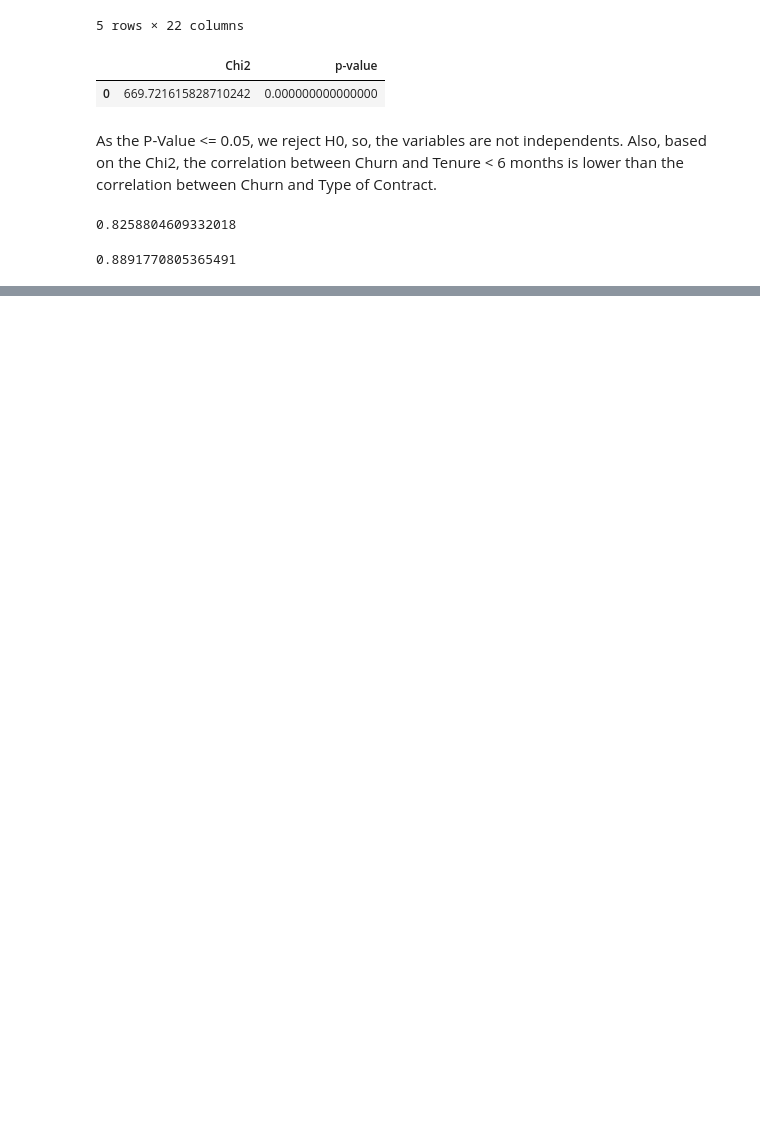
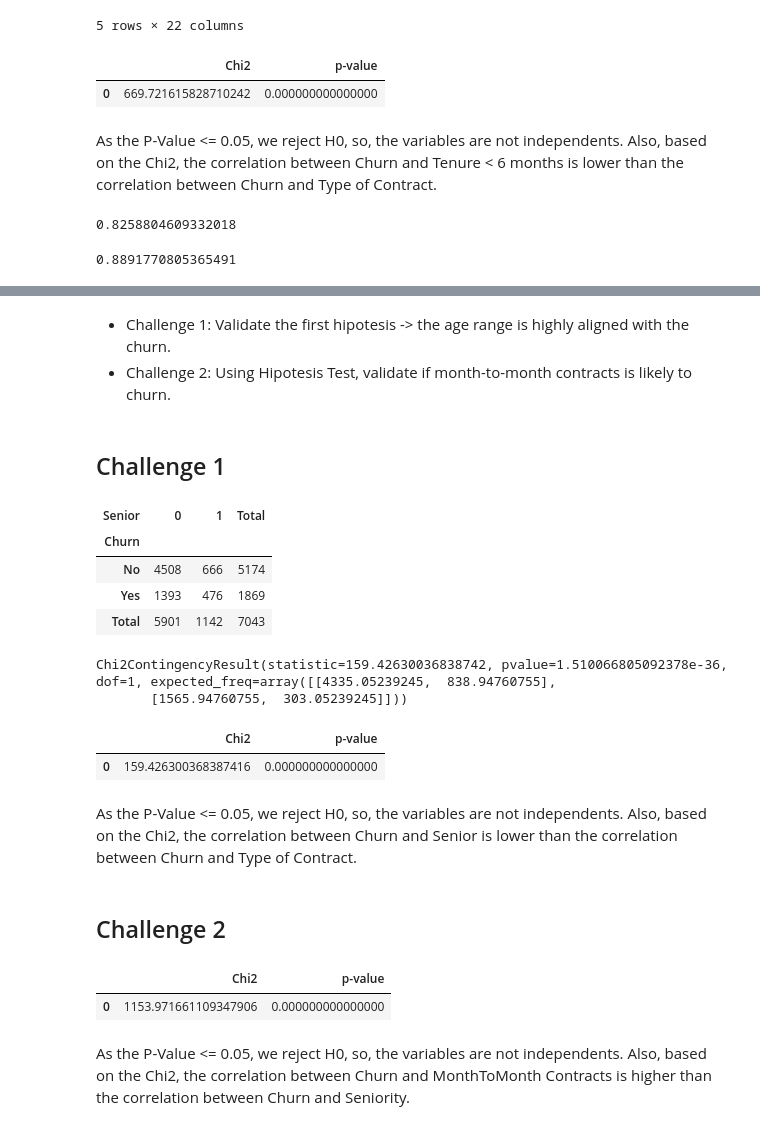
Before and after one commit to zec4o/telecom-services-eda, a Jupyter notebook: eda_churn.ipynb, the cells around one changed output, grey strips where cells are left out. Cells and saved outputs as stored; diff of their text form; code cells hidden in the pictures; blank space fills up the shorter version.

Commit message:
feat: month2month eda

```diff
--- a/eda_churn.ipynb
+++ b/eda_churn.ipynb
@@ -702,0 +712,13 @@ df_churn.tenure.corr(df_churn.TotalCharges, method='spearman')
+# %% [markdown]
+- Challenge 1: Validate the first hipotesis -> the age range is highly aligned with the churn.
+- Challenge 2: Using Hipotesis Test, validate if month-to-month contracts is likely to churn.
+# %% [markdown]
+## Challenge 1
+# %%
+pd.crosstab(df_churn.Churn, df_churn.Senior, margins=True, margins_name='Total')
+# %% [output]
+| Senior | 0 | 1 | Total |
+| Churn |  |  |  |
+| No | 4508 | 666 | 5174 |
+| Yes | 1393 | 476 | 1869 |
+| Total | 5901 | 1142 | 7043 |
@@ -702,0 +729,5 @@ df_churn.tenure.corr(df_churn.TotalCharges, method='spearman')
+# %%
+chi_scores_churn_senior
+# %% [output]
+Chi2ContingencyResult(statistic=159.42630036838742, pvalue=1.510066805092378e-36, dof=1, expected_freq=array([[4335.05239245,  838.94760755],
+       [1565.94760755,  303.05239245]]))
@@ -702,0 +740,9 @@ df_churn.tenure.corr(df_churn.TotalCharges, method='spearman')
+# %%
+df_chi_scores_churn_senior
+# %% [output]
+|  | Chi2 | p-value |
+| 0 | 159.426300368387416 | 0.000000000000000 |
+# %% [markdown]
+As the P-Value <= 0.05, we reject H0, so, the variables are not independents. Also, based on the Chi2, the correlation between Churn and Senior is lower than the correlation between Churn and Type of Contract.
+# %% [markdown]
+## Challenge 2
@@ -702,0 +769,8 @@ df_churn.tenure.corr(df_churn.TotalCharges, method='spearman')
+# %%
+# Analyze the results
+df_chi_scores_churn_month2month
+# %% [output]
+|  | Chi2 | p-value |
+| 0 | 1153.971661109347906 | 0.000000000000000 |
+# %% [markdown]
+As the P-Value <= 0.05, we reject H0, so, the variables are not independents. Also, based on the Chi2, the correlation between Churn and MonthToMonth Contracts is higher than the correlation between Churn and Seniority.
```
Also changed, not shown: parts of 10 cells of this notebook.
